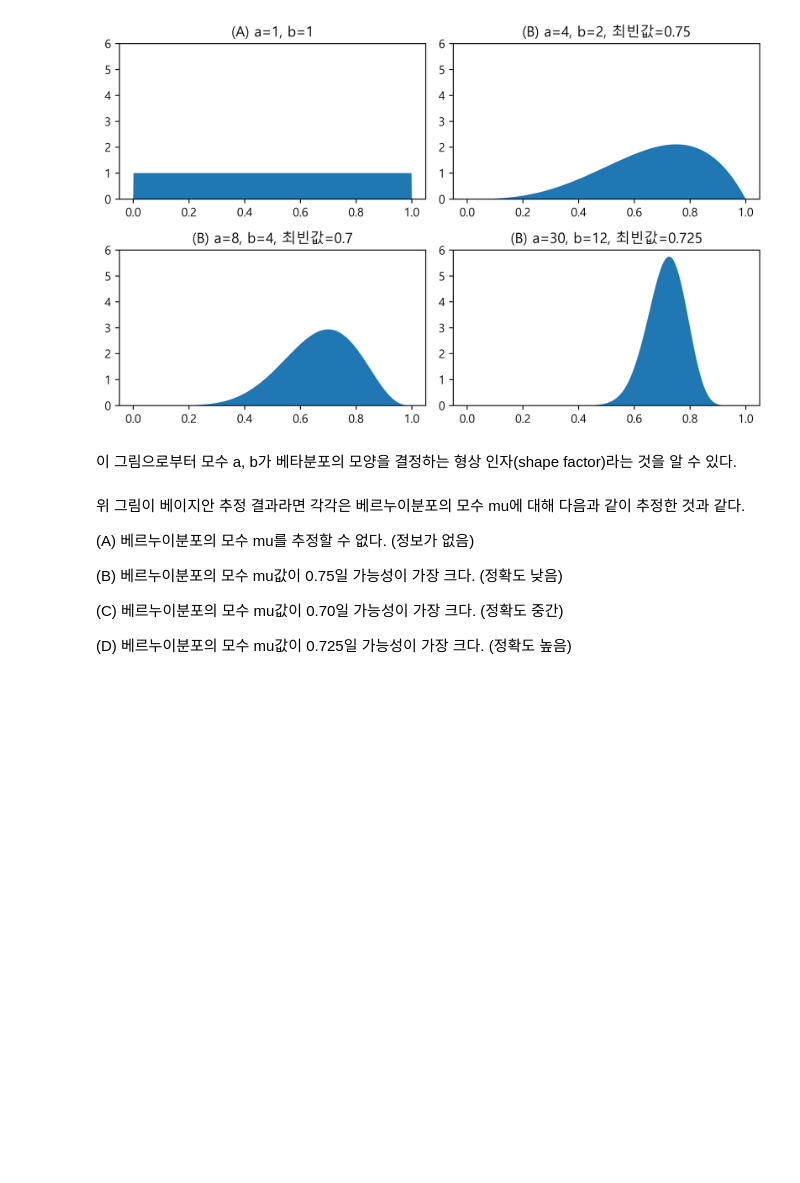
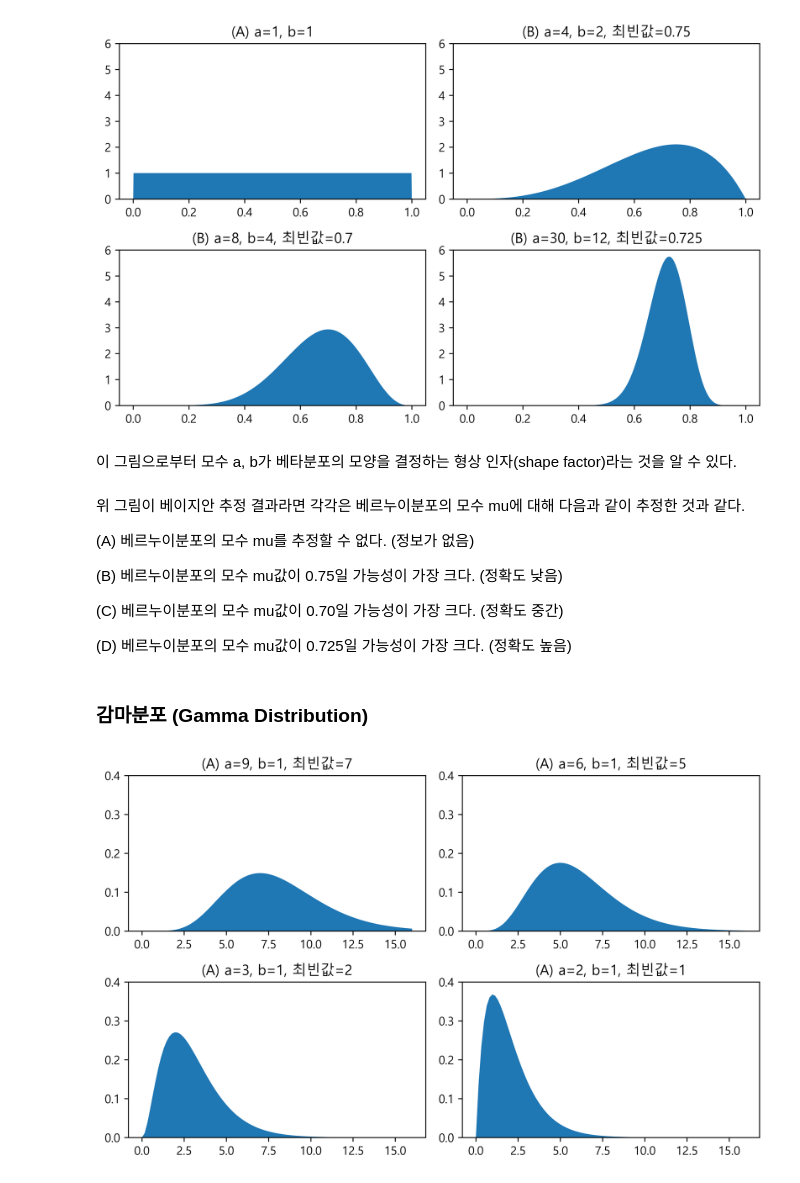
Before and after one commit to dreandes/Code, a Jupyter notebook: math/8.7 베타분포, 감마분포, 디리클레분포.ipynb, the cells around one changed output. Saved outputs shown, nothing was run; the diff lists cells and outputs as text; code cells hidden in the pictures; blank space fills up the shorter version.

```diff
--- a/math/8.7 베타분포, 감마분포, 디리클레분포.ipynb
+++ b/math/8.7 베타분포, 감마분포, 디리클레분포.ipynb
@@ -34,3 +34,27 @@ plt.show()
 (C) 베르누이분포의 모수 mu값이 0.70일 가능성이 가장 크다. (정확도 중간)
 
 (D) 베르누이분포의 모수 mu값이 0.725일 가능성이 가장 크다. (정확도 높음)
+# %% [markdown]
+### 감마분포 (Gamma Distribution)
+# %%
+xx = np.linspace(0, 16, 100)
+plt.subplot(221)
+plt.fill_between(xx, sp.stats.gamma(8).pdf(xx))
+plt.ylim(0, 0.4)
+plt.title("(A) a=9, b=1, 최빈값=7")
+plt.subplot(222)
+plt.fill_between(xx, sp.stats.gamma(6).pdf(xx))
+plt.ylim(0, 0.4)
+plt.title("(A) a=6, b=1, 최빈값=5")
+plt.subplot(223)
+plt.fill_between(xx, sp.stats.gamma(3).pdf(xx))
+plt.ylim(0, 0.4)
+plt.title("(A) a=3, b=1, 최빈값=2")
+plt.subplot(224)
+plt.fill_between(xx, sp.stats.gamma(2).pdf(xx))
+plt.ylim(0, 0.4)
+plt.title("(A) a=2, b=1, 최빈값=1")
+plt.tight_layout()
+plt.show()
+# %% [output]
+[figure, added]
```
Also changed, not shown: parts of 1 cell of this notebook, 5 other files.
